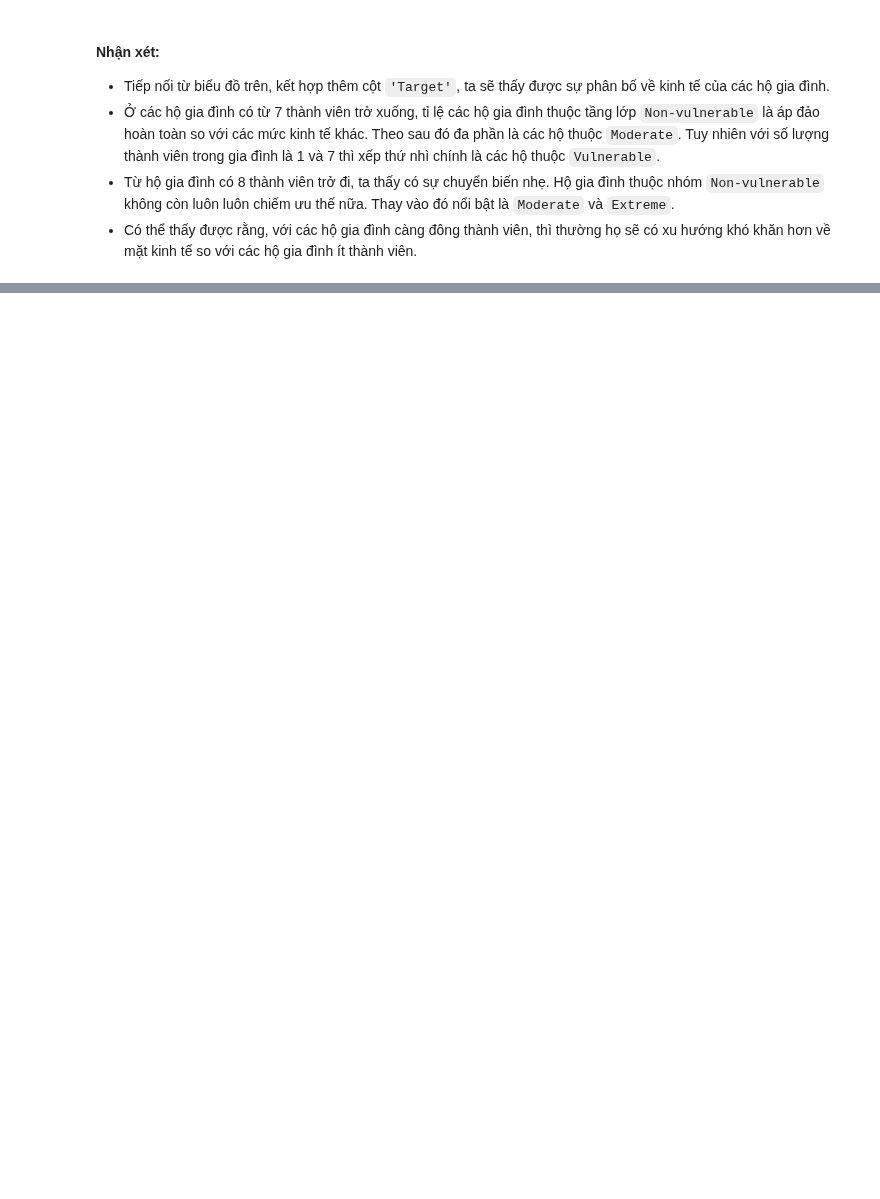
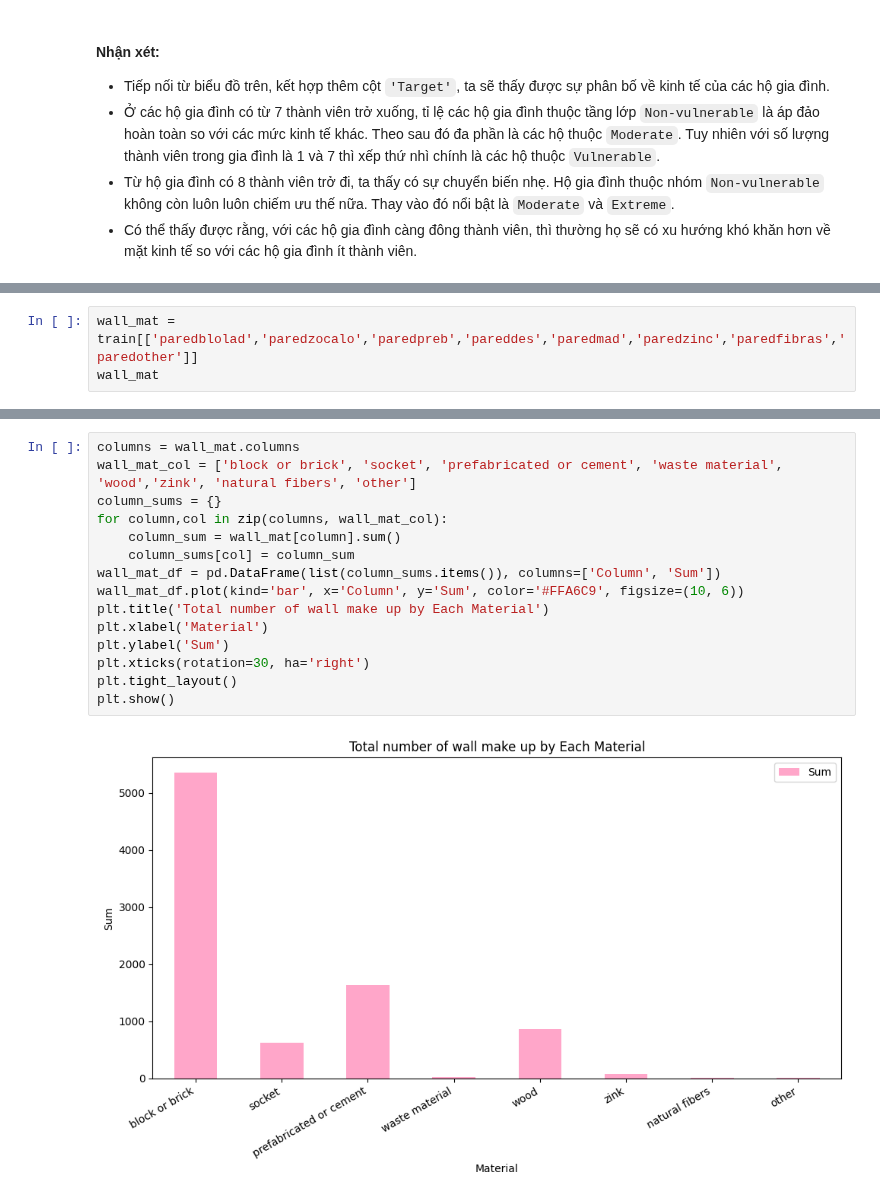
Before and after one commit to iam-Dylan/costa-rican-household, a Jupyter notebook: source/eda.ipynb, the cells around one changed output, grey strips where cells are left out. Cells and saved outputs as stored; diff of their text form; blank space fills up the shorter version.

```diff
--- a/source/eda.ipynb
+++ b/source/eda.ipynb
@@ -59,0 +62,3 @@ Text(0, 0.5, 'Number of household')
+# %%
+wall_mat = train[['paredblolad','paredzocalo','paredpreb','pareddes','paredmad','paredzinc','paredfibras','paredother']]
+wall_mat
@@ -59,0 +79,17 @@ Text(0, 0.5, 'Number of household')
+# %%
+columns = wall_mat.columns
+wall_mat_col = ['block or brick', 'socket', 'prefabricated or cement', 'waste material', 'wood','zink', 'natural fibers', 'other']
+column_sums = {}
+for column,col in zip(columns, wall_mat_col):
+    column_sum = wall_mat[column].sum()
+    column_sums[col] = column_sum
+wall_mat_df = pd.DataFrame(list(column_sums.items()), columns=['Column', 'Sum'])
+wall_mat_df.plot(kind='bar', x='Column', y='Sum', color='#FFA6C9', figsize=(10, 6))
+plt.title('Total number of wall make up by Each Material')
+plt.xlabel('Material')
+plt.ylabel('Sum')
+plt.xticks(rotation=30, ha='right')
+plt.tight_layout()
+plt.show()
+# %% [output]
+[figure, added]
```
Also changed, not shown: parts of 5 cells of this notebook, 1 other file.
